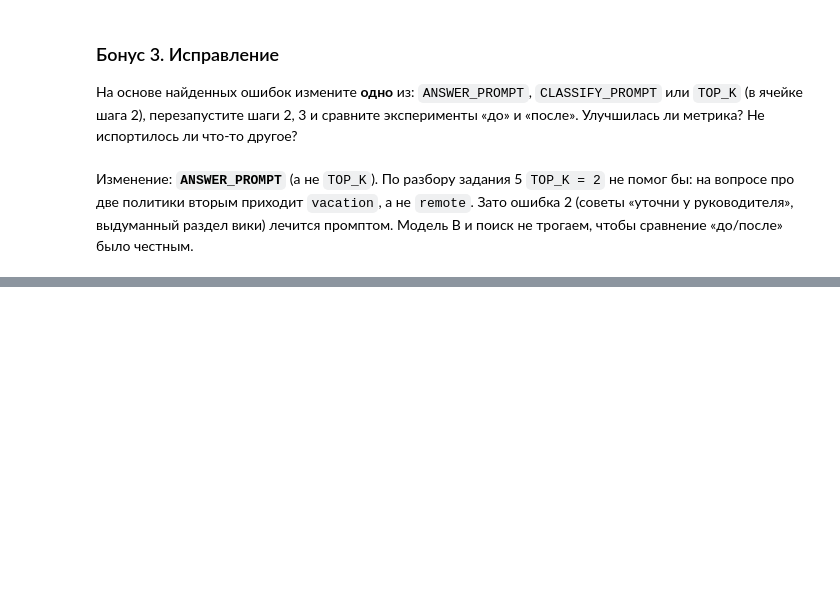
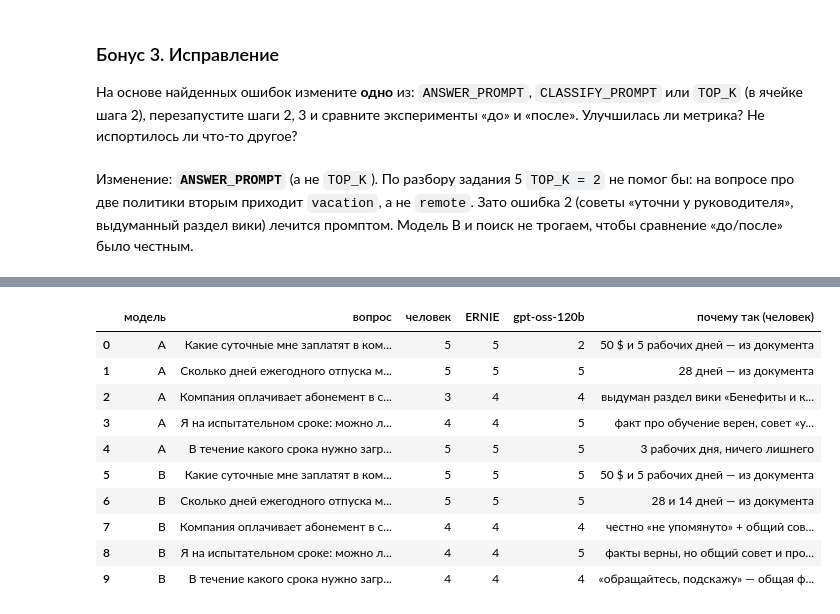
Before and after one commit to bbzet/ai-agentic-labs, a Jupyter notebook: lab_8/Lab8_HR_agent_evaluation.ipynb, the cells around one changed output, grey strips where cells are left out. Saved outputs shown, nothing was run; the diff lists cells and outputs as text; code cells hidden in the pictures; blank space fills up the shorter version.

```diff
--- a/lab_8/Lab8_HR_agent_evaluation.ipynb
+++ b/lab_8/Lab8_HR_agent_evaluation.ipynb
@@ -12,3 +1,17 @@
+# %%
+
+import types
+import pandas as pd
+from langchain_openai import ChatOpenAI
+from langsmith import Client
+OPENROUTER_URL = "https://openrouter.ai/api/v1"
+def make_llm(model_name, temperature=0):
+    return ChatOpenAI(model=model_name, base_url=OPENROUTER_URL, api_key=os.environ["OPENROUTER_API_KEY"],
+                      temperature=temperature, max_tokens=4096, max_retries=6, timeout=180)
+JUDGE_MODEL = "baidu/ernie-5.5-flash-preview:free"
+client = Client()
+results_a = types.SimpleNamespace(experiment_name="model-A-nemotron-3-ultra-550b-a55b:free-b148f823")
+results_b = types.SimpleNamespace(experiment_name="model-B-nemotron-3.5-super-vl:free-82ed22ad")
 # %% [markdown]
 ## Шаг 0. Установка и ключи — ГОТОВО
 # %%
@@ -625,0 +639,66 @@ before_after[before_after["feedback.faithfulness до"].notna()]
+# %%
+
+from getpass import getpass
+
+from langchain_groq import ChatGroq
+
+if not os.environ.get("GROQ_API_KEY"):
+    os.environ["GROQ_API_KEY"] = getpass("GROQ_API_KEY: ")
+
+JUDGE2_MODEL = "openai/gpt-oss-120b"
+judge2_llm = ChatGroq(model=JUDGE2_MODEL, temperature=0, max_retries=6)
+
+HUMAN = {
+    "Какие суточные мне заплатят в командировке в Казахстан?": {
+        "A": (5, "50 $ и 5 рабочих дней — из документа"), "B": (5, "50 $ и 5 рабочих дней — из документа")},
+    "Сколько дней ежегодного отпуска мне положено?": {
+        "A": (5, "28 дней — из документа"), "B": (5, "28 и 14 дней — из документа")},
+    "В течение какого срока нужно загрузить больничный лист в HR-портал?": {
+        "A": (5, "3 рабочих дня, ничего лишнего"), "B": (4, "«обращайтесь, подскажу» — общая фраза")},
+    "Компания оплачивает абонемент в спортзал?": {
+        "A": (3, "выдуман раздел вики «Бенефиты и компенсации» и обещание, что там «точно» есть ответ"),
+        "B": (4, "честно «не упомянуто» + общий совет обратиться в HR")},
+    "Я на испытательном сроке: можно ли мне работать из дома и получить компенсацию за курс по Python?": {
+        "A": (4, "факт про обучение верен, совет «уточни у руководителя» — общая фраза"),
+        "B": (4, "факты верны, но общий совет и пропущен возврат 50% при увольнении")},
+}
+
+
+def judged_runs(results, label):
+    rows = []
+    runs = list(client.list_runs(project_name=results.experiment_name, is_root=True))
+    feedback = {(f.run_id, f.key): f for f in client.list_feedback(run_ids=[r.id for r in runs])}
+    for run in runs:
+        out = run.outputs or {}
+        if "answer" not in out.get("route", []):
+            continue
+        question = run.inputs["question"]
+        reply = clean(judge2_llm.invoke(JUDGE_PROMPT.format(
+            question=question, context=out["context"], answer=out["answer"], rubric=RUBRIC)).content)
+        m = re.search(r"SCORE:\s*([1-5])", reply)
+        judge2 = int(m.group(1)) if m else None
+        if judge2 is not None:
+            client.create_feedback(run.id, key="faithfulness_gptoss", score=judge2 / 5, comment=reply)
+        ernie = feedback.get((run.id, "faithfulness"))
+        human, why = HUMAN[question][label]
+        rows.append({"модель": label, "вопрос": question[:45], "человек": human,
+                     "ERNIE": round(ernie.score * 5) if ernie and ernie.score is not None else None,
+                     "gpt-oss-120b": judge2, "почему так (человек)": why,
+                     "gpt-oss: обоснование": reply.rsplit("SCORE", 1)[0].strip()[:300]})
+    return rows
+
+
+judges = pd.DataFrame(judged_runs(results_a, "A") + judged_runs(results_b, "B"))
+judges[["модель", "вопрос", "человек", "ERNIE", "gpt-oss-120b", "почему так (человек)"]]
+# %% [output]
+|  | модель | вопрос | человек | ERNIE | gpt-oss-120b | почему так (человек) |
+| 0 | A | Какие суточные мне заплатят в ком... | 5 | 5 | 2 | 50 $ и 5 рабочих дней — из документа |
+| 1 | A | Сколько дней ежегодного отпуска м... | 5 | 5 | 5 | 28 дней — из документа |
+| 2 | A | Компания оплачивает абонемент в с... | 3 | 4 | 4 | выдуман раздел вики «Бенефиты и к... |
+| 3 | A | Я на испытательном сроке: можно л... | 4 | 4 | 5 | факт про обучение верен, совет «у... |
+| 4 | A | В течение какого срока нужно загр... | 5 | 5 | 5 | 3 рабочих дня, ничего лишнего |
+| 5 | B | Какие суточные мне заплатят в ком... | 5 | 5 | 5 | 50 $ и 5 рабочих дней — из документа |
+| 6 | B | Сколько дней ежегодного отпуска м... | 5 | 5 | 5 | 28 и 14 дней — из документа |
+| 7 | B | Компания оплачивает абонемент в с... | 4 | 4 | 4 | честно «не упомянуто» + общий сов... |
+| 8 | B | Я на испытательном сроке: можно л... | 4 | 4 | 5 | факты верны, но общий совет и про... |
+| 9 | B | В течение какого срока нужно загр... | 4 | 4 | 4 | «обращайтесь, подскажу» — общая ф... |
```
Also changed, not shown: parts of 5 cells of this notebook, 2 other files.
